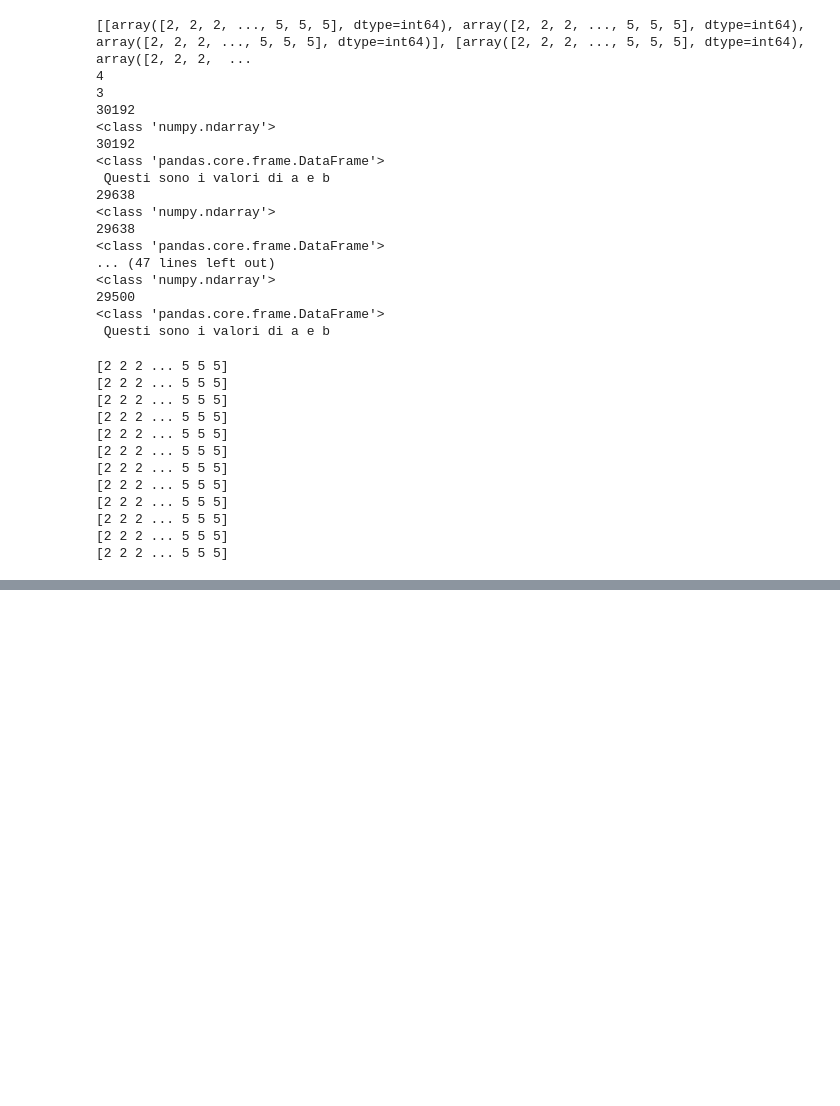
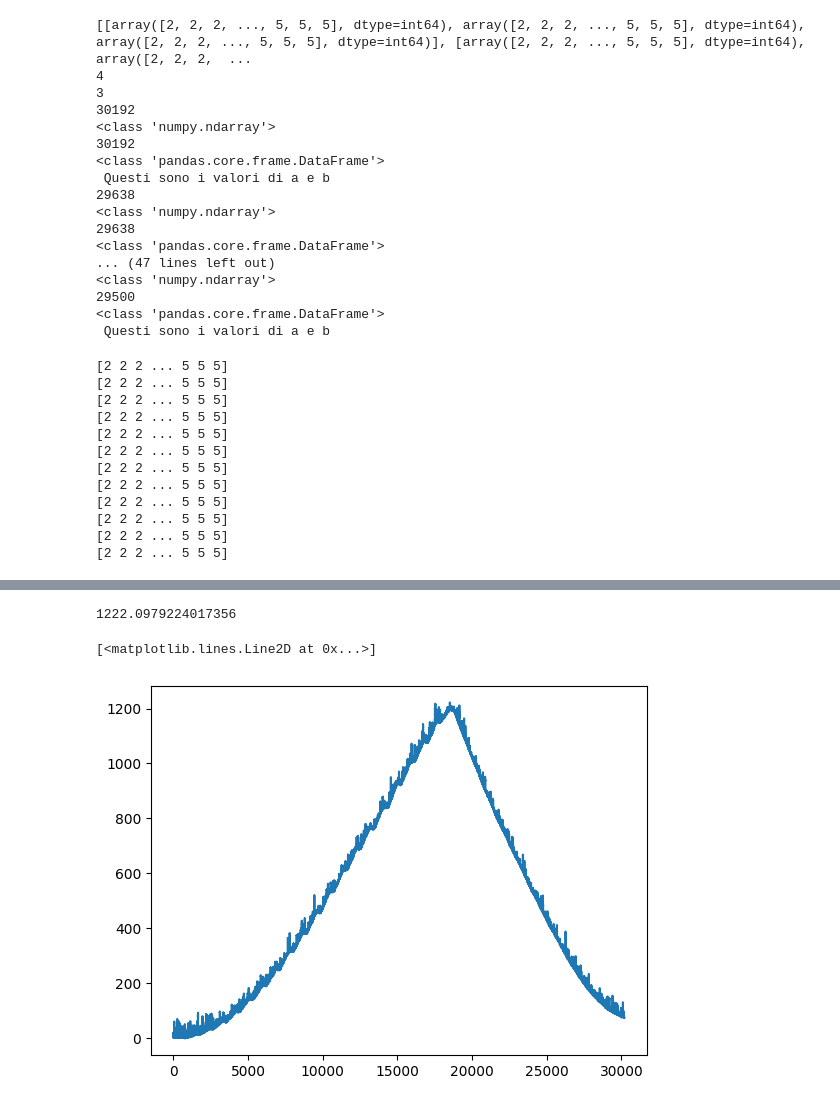
Before and after one commit to Simone-Scalella/Manutenzione_preventiva, a Jupyter notebook: analisi.ipynb, the cells around one changed output, grey strips where cells are left out. Drawn from its saved outputs; the diff is of its cells as text; code cells hidden in the pictures; blank space fills up the shorter version.

```diff
--- a/analisi.ipynb
+++ b/analisi.ipynb
@@ -242,0 +249,7 @@ all_data_grid[0].plot()
+# %%
+print(all_data_grid[0].data_matrix[0].max())
+plt.plot(all_data_grid[0].data_matrix[0])
+# %% [output]
+1222.0979224017356
+[<matplotlib.lines.Line2D at 0x...>]
+[figure, added]
```
Also changed, not shown: parts of 5 cells of this notebook.
